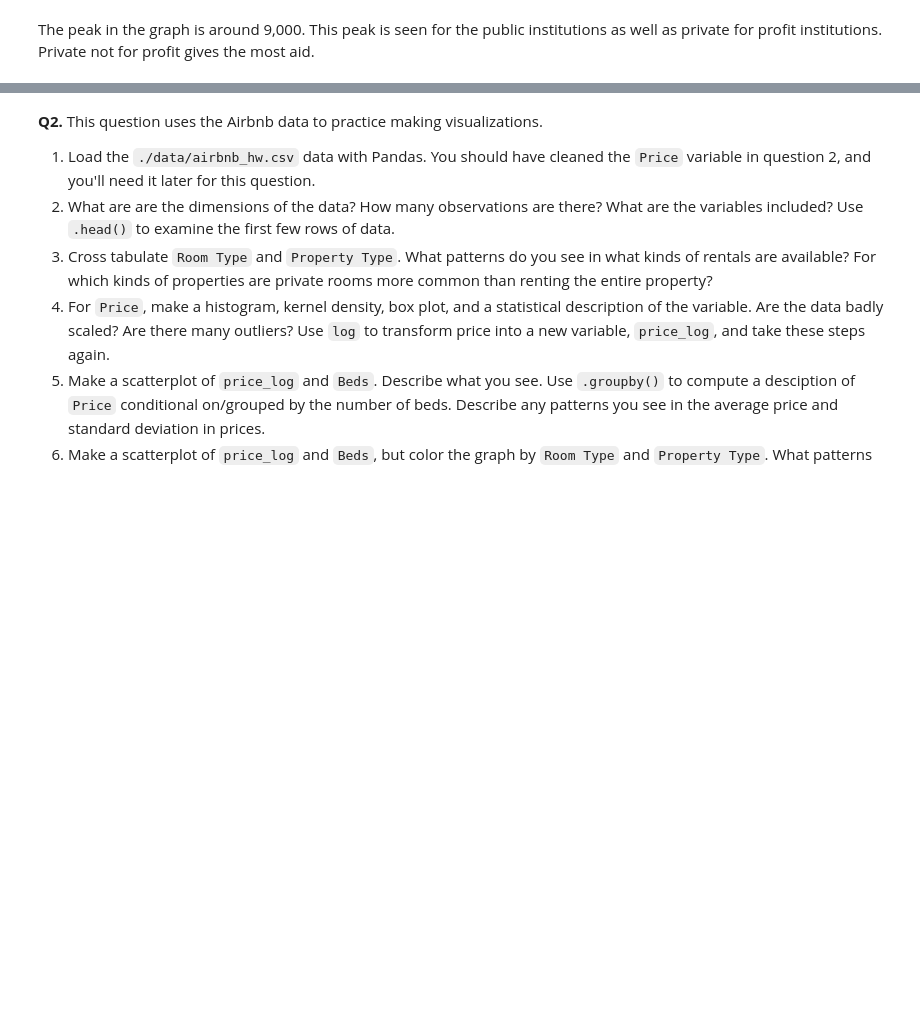
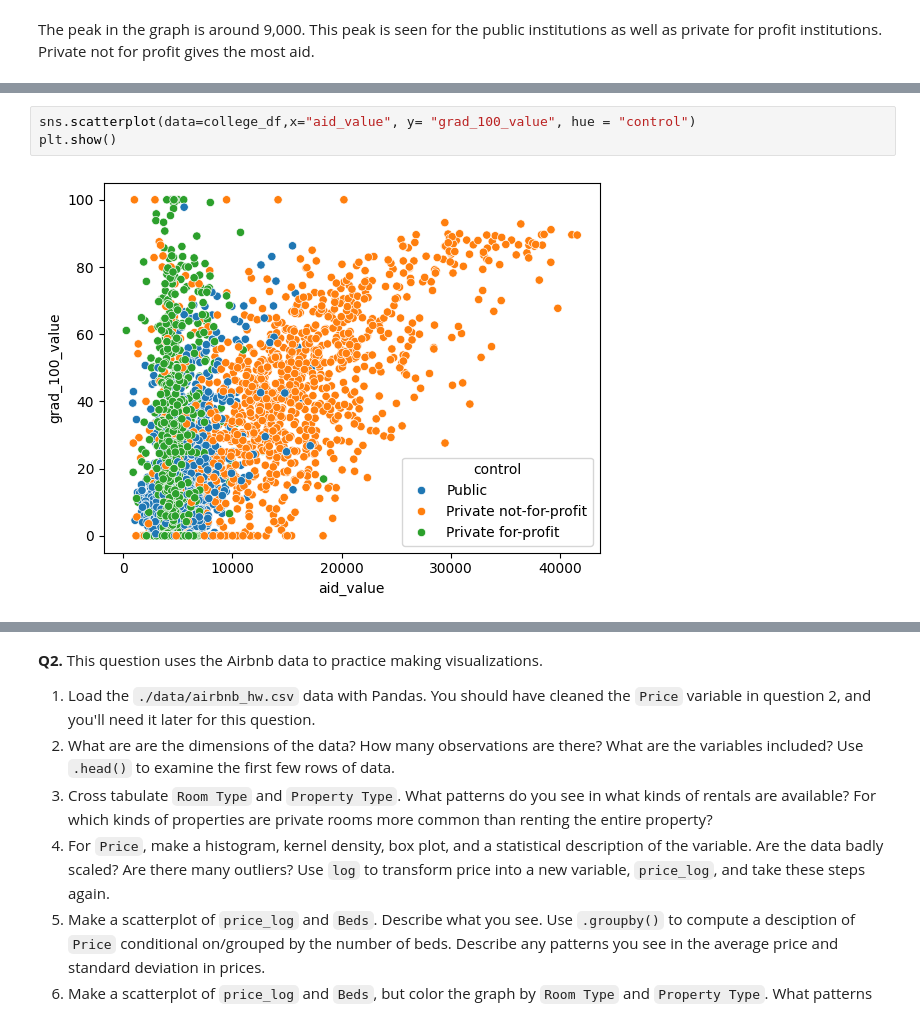
Before and after one commit to l-e13/visualization, a Jupyter notebook: assignment/assignment.ipynb, the cells around one changed output, grey strips where cells are left out. Saved outputs shown, nothing was run; the diff lists cells and outputs as text; blank space fills up the shorter version.

```diff
--- a/assignment/assignment.ipynb
+++ b/assignment/assignment.ipynb
@@ -206,0 +214,5 @@ The peak in the graph is around 9,000. This peak is seen for the public institut
+# %%
+sns.scatterplot(data=college_df,x="aid_value", y= "grad_100_value", hue = "control")
+plt.show()
+# %% [output]
+[figure, added]
```
Also changed, not shown: parts of 4 cells of this notebook.
